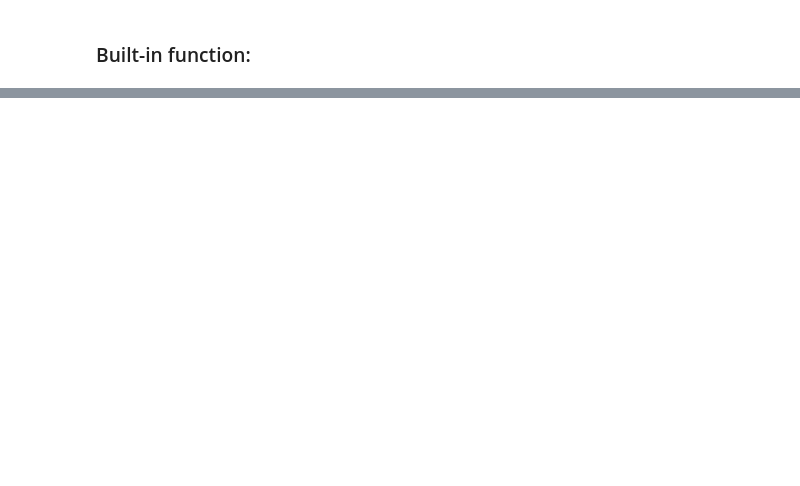
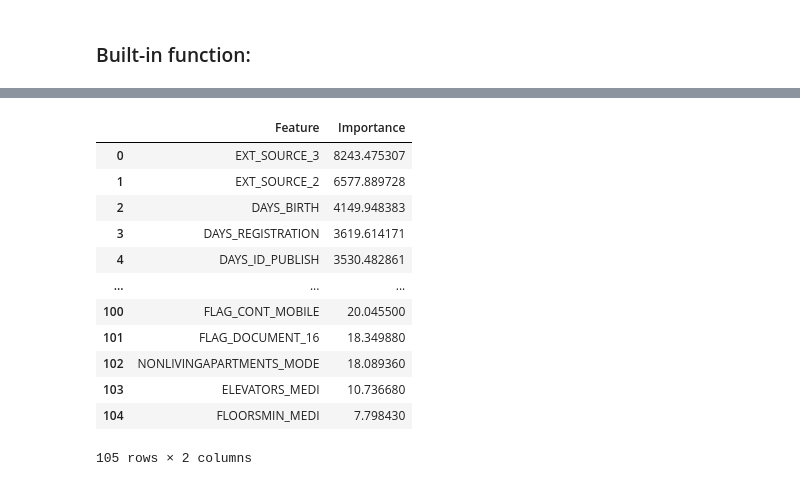
Before and after one commit to fonhorst/LightAutoML_Spark, a Jupyter notebook: examples/spark/pdp.ipynb, the cells around one changed output, grey strips where cells are left out. Drawn from its saved outputs; the diff is of its cells as text; code cells hidden in the pictures; blank space fills up the shorter version.

Commit message:
Add get_feature_scores() example

```diff
--- a/examples/spark/pdp.ipynb
+++ b/examples/spark/pdp.ipynb
@@ -269,0 +234,16 @@ Wall time: 8min 24s
+# %%
+automl.get_feature_scores(data=test_data)
+# %% [output]
+|  | Feature | Importance |
+| 0 | EXT_SOURCE_3 | 8243.475307 |
+| 1 | EXT_SOURCE_2 | 6577.889728 |
+| 2 | DAYS_BIRTH | 4149.948383 |
+| 3 | DAYS_REGISTRATION | 3619.614171 |
+| 4 | DAYS_ID_PUBLISH | 3530.482861 |
+| ... | ... | ... |
+| 100 | FLAG_CONT_MOBILE | 20.045500 |
+| 101 | FLAG_DOCUMENT_16 | 18.349880 |
+| 102 | NONLIVINGAPARTMENTS_MODE | 18.089360 |
+| 103 | ELEVATORS_MEDI | 10.736680 |
+| 104 | FLOORSMIN_MEDI | 7.798430 |
+105 rows × 2 columns
```
Also changed, not shown: parts of 13 cells of this notebook.
